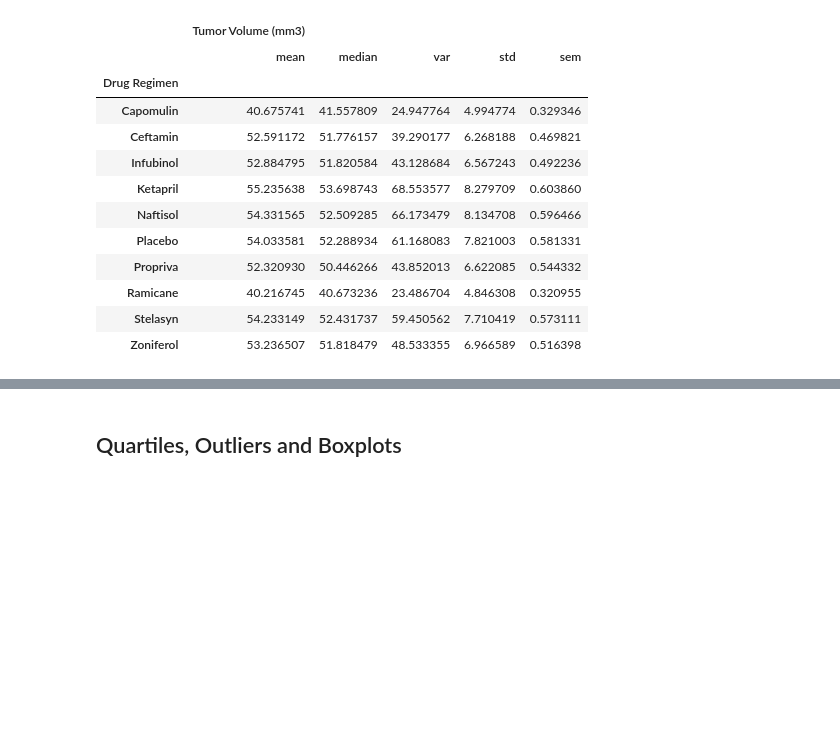
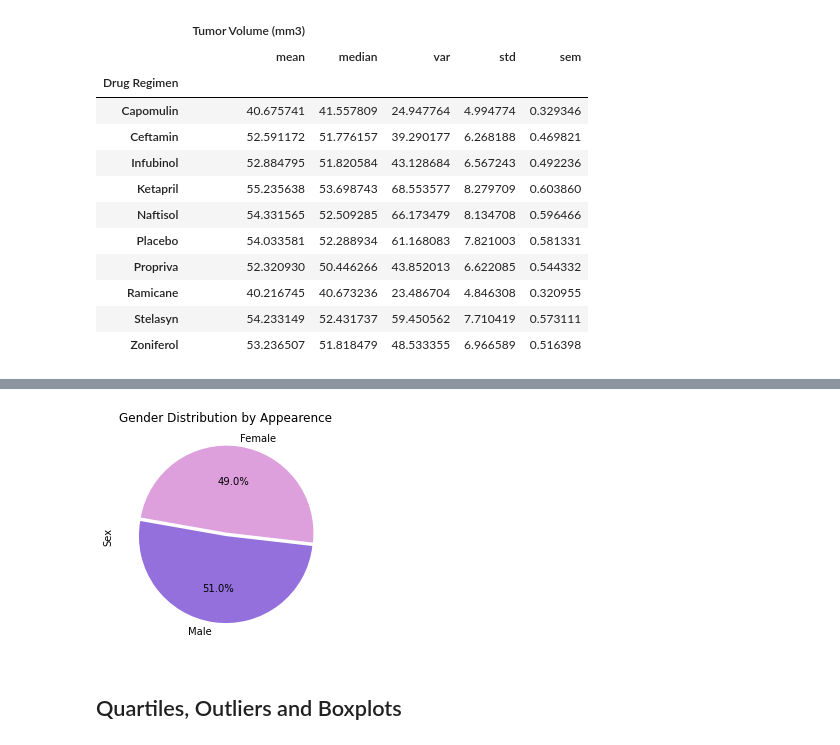
Before and after one commit to presitkaur/The-Power-of-Plots, a Jupyter notebook: Pymaceuticals.ipynb, the cells around one changed output, grey strips where cells are left out. Cells and saved outputs as stored; diff of their text form; code cells hidden in the pictures; blank space fills up the shorter version.

```diff
--- a/Pymaceuticals.ipynb
+++ b/Pymaceuticals.ipynb
@@ -164,3 +205,17 @@ summary_stats_df2
+# %%
+#PART 4
+
+#Gather the data required
+gender_df = cleaned_mice_df["Sex"].value_counts()
+sex = gender_df.keys()
+
+#Pyplot will use "plt.___" (in the instance of this workbook) to create, edit and display plots
+plt.pie(gender_df, labels=sex, explode=(0,0.04), startangle=170, colors=("mediumpurple","plum"), autopct="%1.1f%%")
+plt.title("Gender Distribution by Appearence")
+plt.ylabel("Sex")
+plt.show()
+# %% [output]
+[figure, added]
 # %% [markdown]
 ## Quartiles, Outliers and Boxplots
 # %%
```
Also changed, not shown: parts of 9 cells of this notebook.
